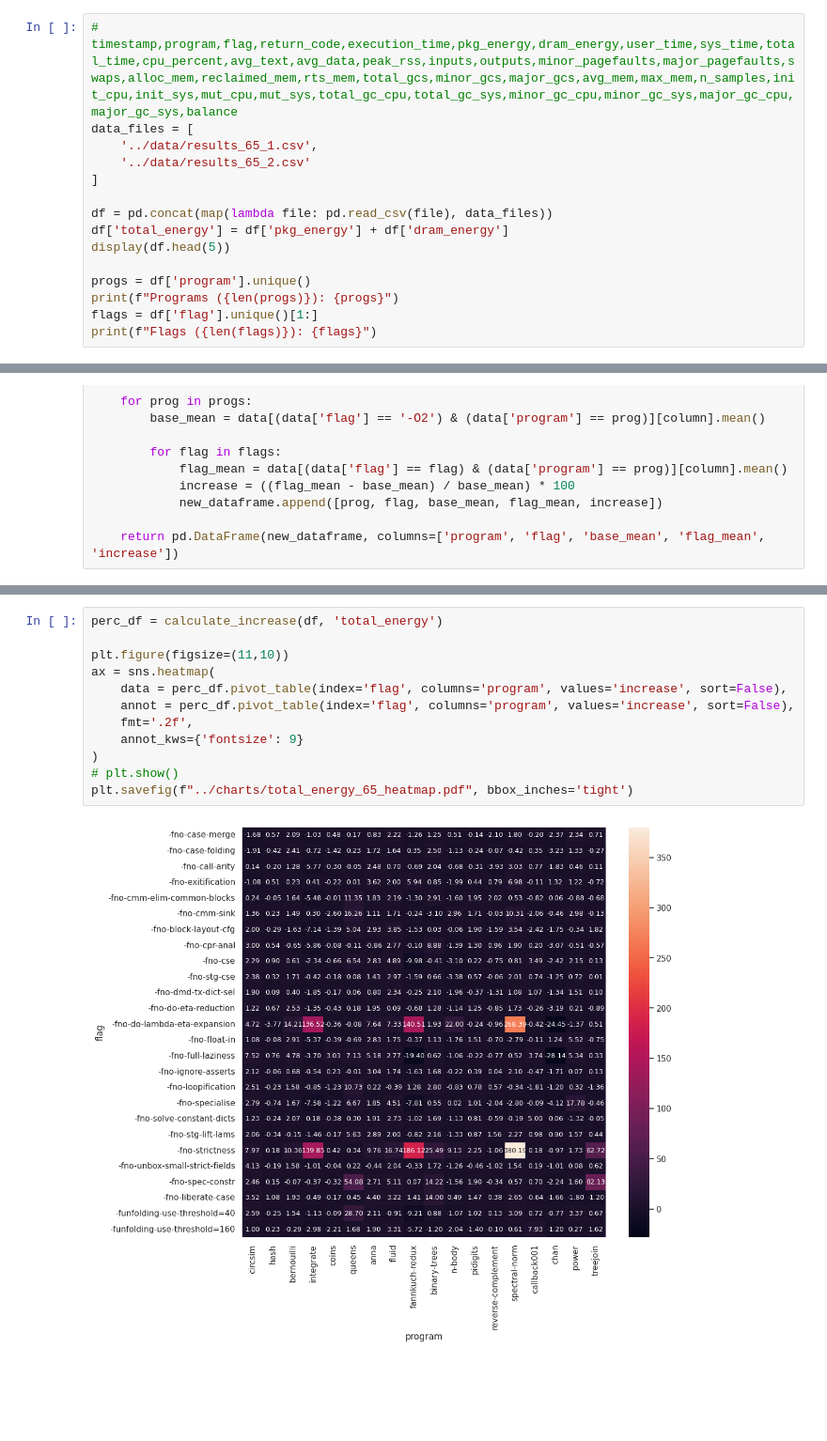
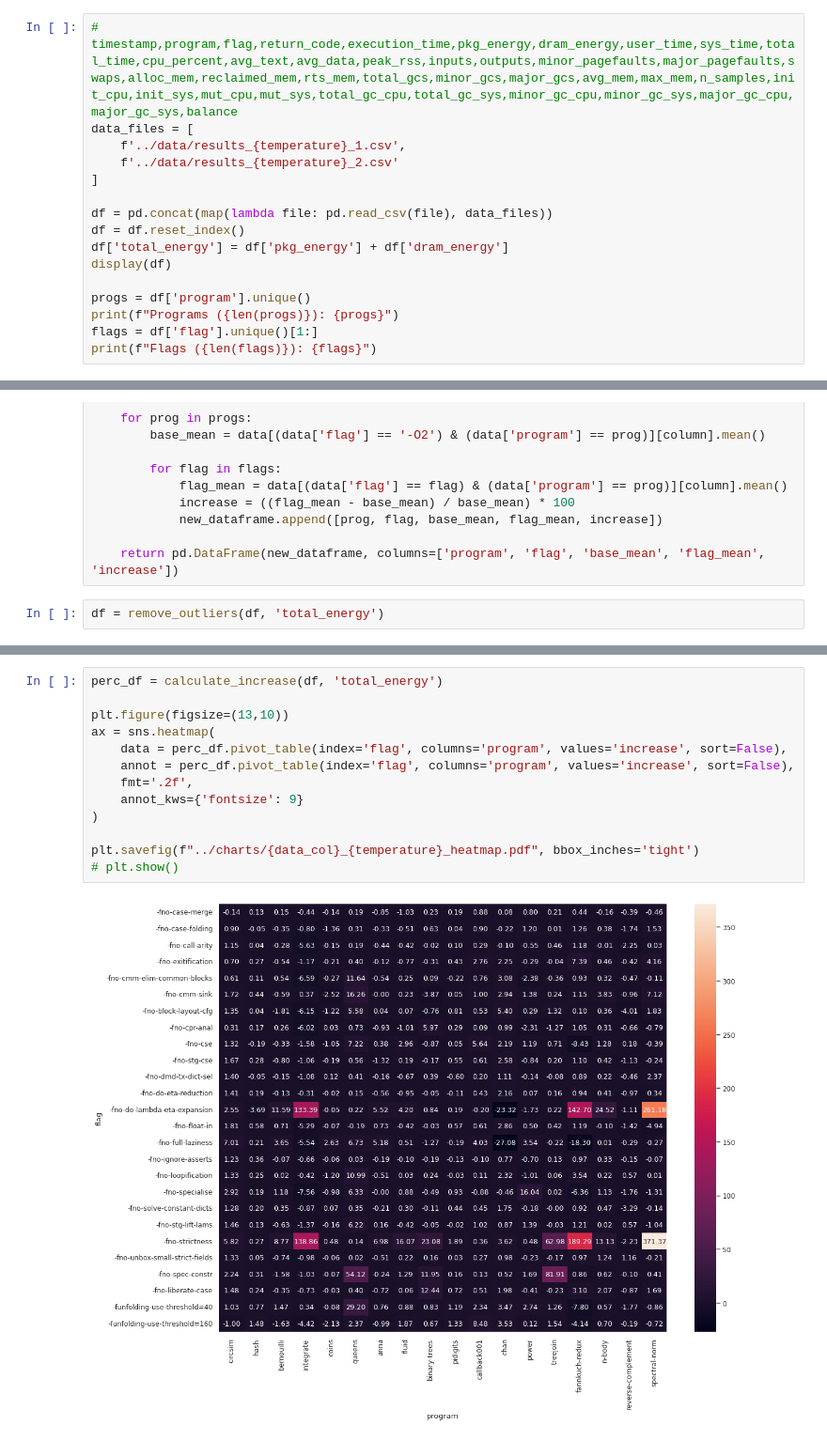
Before and after one commit to bernas670/ghc-energy, a Jupyter notebook: stats/perc_increase.ipynb, the cells around one changed output, grey strips where cells are left out. Shown: that part at 94% size. Cells and saved outputs as stored; diff of their text form; blank space fills up the shorter version.

```diff
--- a/stats/perc_increase.ipynb
+++ b/stats/perc_increase.ipynb
@@ -15,13 +20,14 @@ pd.set_option('display.max_rows', 500)
 # %%
 # timestamp,program,flag,return_code,execution_time,pkg_energy,dram_energy,user_time,sys_time,total_time,cpu_percent,avg_text,avg_data,peak_rss,inputs,outputs,minor_pagefaults,major_pagefaults,swaps,alloc_mem,reclaimed_mem,rts_mem,total_gcs,minor_gcs,major_gcs,avg_mem,max_mem,n_samples,init_cpu,init_sys,mut_cpu,mut_sys,total_gc_cpu,total_gc_sys,minor_gc_cpu,minor_gc_sys,major_gc_cpu,major_gc_sys,balance
 data_files = [
-    '../data/results_65_1.csv',
-    '../data/results_65_2.csv'
+    f'../data/results_{temperature}_1.csv',
+    f'../data/results_{temperature}_2.csv'
 ]
 
 df = pd.concat(map(lambda file: pd.read_csv(file), data_files))
+df = df.reset_index()
 df['total_energy'] = df['pkg_energy'] + df['dram_energy']
-display(df.head(5))
+display(df)
 
 progs = df['program'].unique()
 print(f"Programs ({len(progs)}): {progs}")
@@ -60,3 +72,5 @@ def calculate_increase(data, column):
             new_dataframe.append([prog, flag, base_mean, flag_mean, increase])
 
     return pd.DataFrame(new_dataframe, columns=['program', 'flag', 'base_mean', 'flag_mean', 'increase'])
+# %%
+df = remove_outliers(df, 'total_energy')
@@ -63,17 +79,18 @@ def calculate_increase(data, column):
 # %%
 perc_df = calculate_increase(df, 'total_energy')
 
-plt.figure(figsize=(11,10))
+plt.figure(figsize=(13,10))
 ax = sns.heatmap(
     data = perc_df.pivot_table(index='flag', columns='program', values='increase', sort=False),
     annot = perc_df.pivot_table(index='flag', columns='program', values='increase', sort=False),
     fmt='.2f',
     annot_kws={'fontsize': 9}
 )
+
+plt.savefig(f"../charts/{data_col}_{temperature}_heatmap.pdf", bbox_inches='tight')
 # plt.show()
-plt.savefig(f"../charts/total_energy_65_heatmap.pdf", bbox_inches='tight')
 # %% [output]
-[figure, old version]
+[figure, new version]
 # %%
 perc_df['Benchmark'] = ['Others'] * len(perc_df)
 
```
Also changed, not shown: parts of 6 cells of this notebook, 5 other files.
